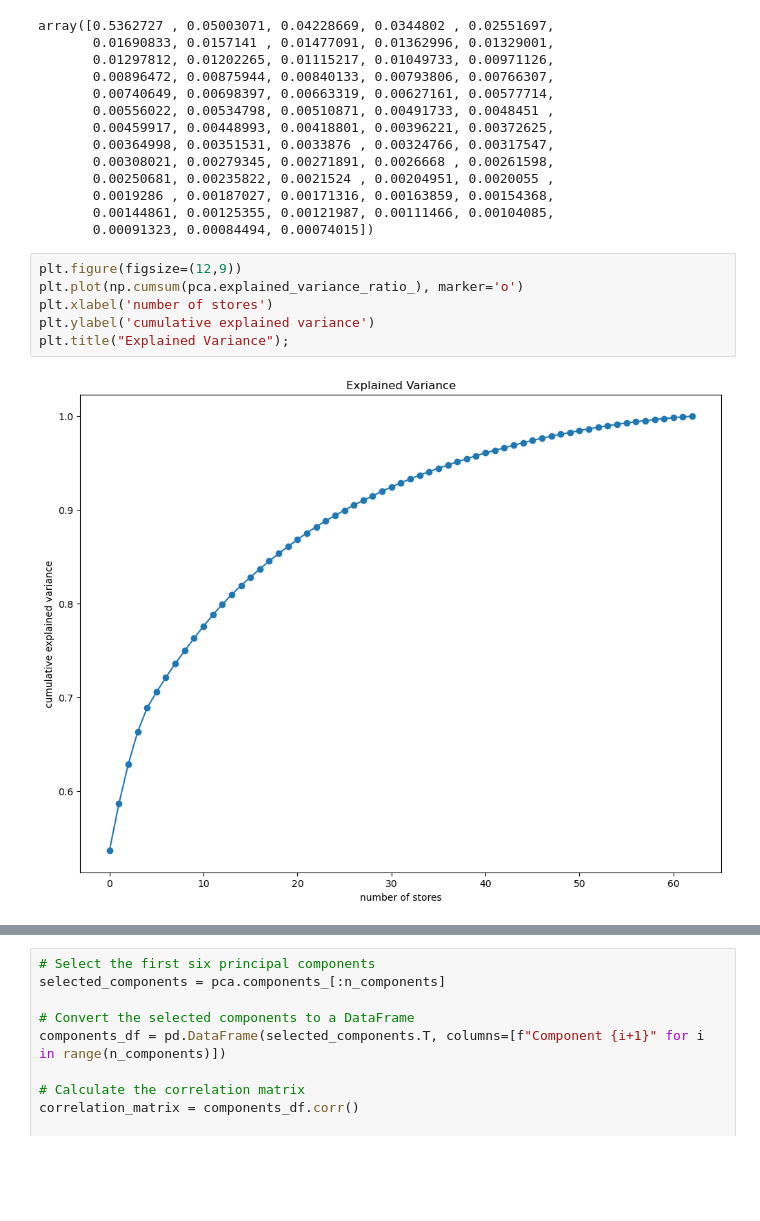
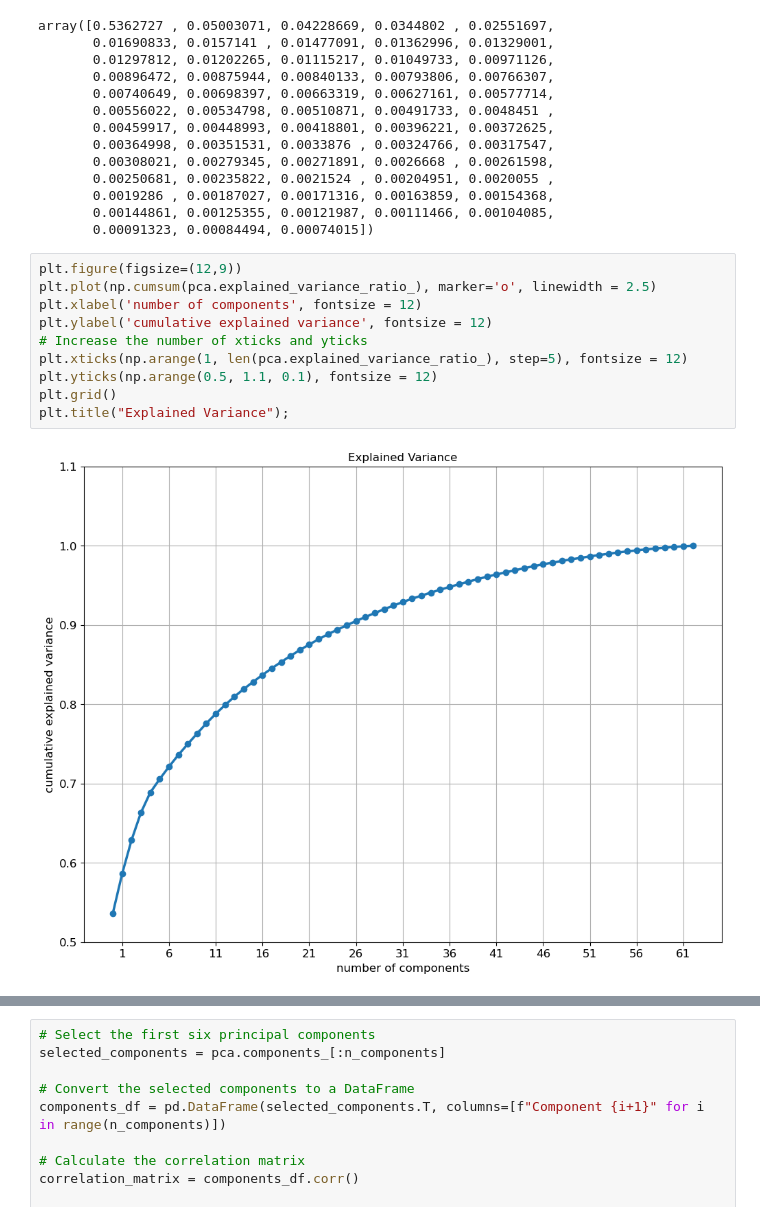
Before and after one commit to TIVEAA/Project_II, a Jupyter notebook: PCA_analysis.ipynb, the cells around one changed output, grey strips where cells are left out. Drawn from its saved outputs; the diff is of its cells as text; blank space fills up the shorter version.

```diff
--- a/PCA_analysis.ipynb
+++ b/PCA_analysis.ipynb
@@ -129,9 +129,13 @@ array([0.5362727 , 0.05003071, 0.04228669, 0.0344802 , 0.02551697,
        0.00091323, 0.00084494, 0.00074015])
 # %%
 plt.figure(figsize=(12,9))
-plt.plot(np.cumsum(pca.explained_variance_ratio_), marker='o')
-plt.xlabel('number of stores')
-plt.ylabel('cumulative explained variance')
+plt.plot(np.cumsum(pca.explained_variance_ratio_), marker='o', linewidth = 2.5)
+plt.xlabel('number of components', fontsize = 12)
+plt.ylabel('cumulative explained variance', fontsize = 12)
+# Increase the number of xticks and yticks
+plt.xticks(np.arange(1, len(pca.explained_variance_ratio_), step=5), fontsize = 12)
+plt.yticks(np.arange(0.5, 1.1, 0.1), fontsize = 12)
+plt.grid()
 plt.title("Explained Variance");
 # %% [output]
-[figure, old version]
+[figure, new version]
```
Also changed, not shown: parts of 50 cells of this notebook.
